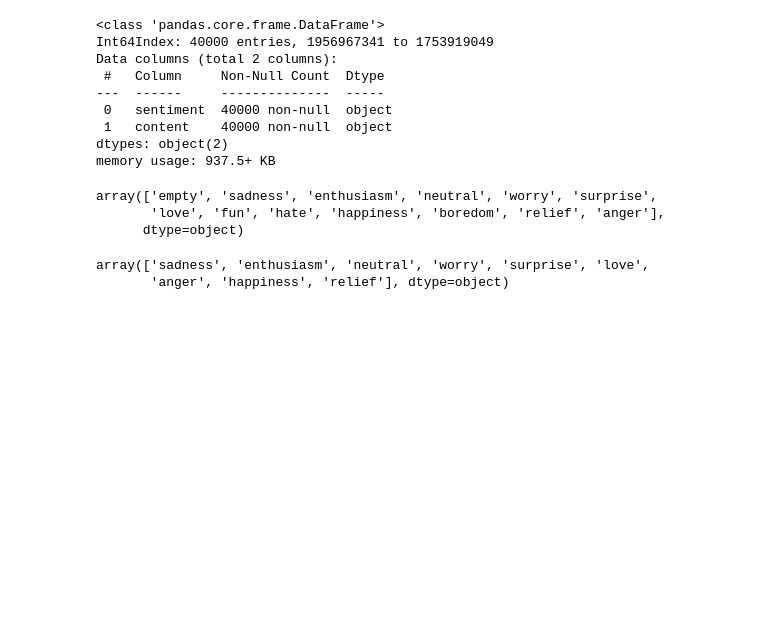
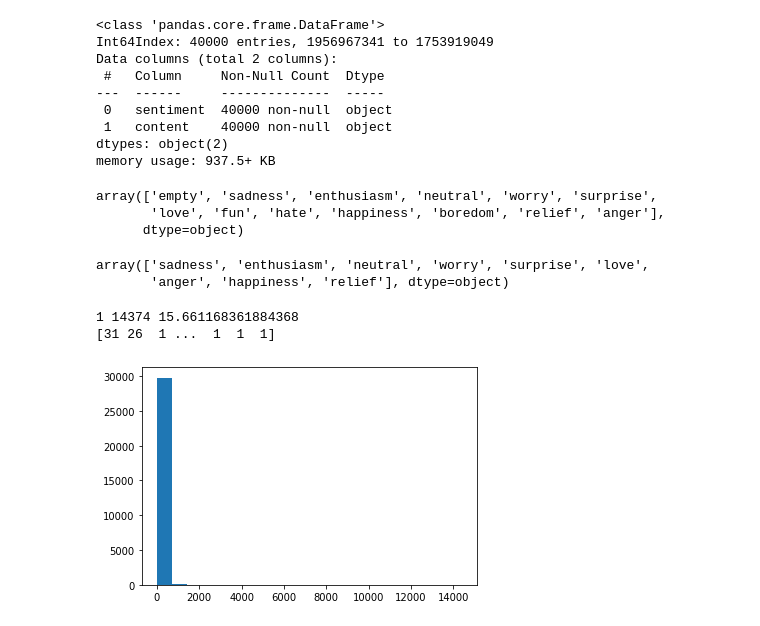
Before and after one commit to CayJoBla/EmotionRecognition, a Jupyter notebook: data/data_cleaning.ipynb, the cells around one changed output. Saved outputs shown, nothing was run; the diff lists cells and outputs as text; code cells hidden in the pictures; blank space fills up the shorter version.

```diff
--- a/data/data_cleaning.ipynb
+++ b/data/data_cleaning.ipynb
@@ -78,0 +73,15 @@ tweet_data = tweet_data.drop(columns=['content_parsed'])
+# %%
+#tweet_data = tweet_data.drop(columns=['content_parsed'])
+vectorizer = CountVectorizer()
+X = vectorizer.fit_transform(tweet_data["content_parsed"].values)
+
+total_counts = np.sum(X, axis=0)
+print(np.min(total_counts), np.max(total_counts), np.mean(total_counts))
+print(np.array(total_counts)[0])
+counts = np.array(total_counts)[0]
+plt.hist(counts, bins=20)
+plt.show()
+# %% [output]
+1 14374 15.661168361884368
+[31 26  1 ...  1  1  1]
+[figure, added]
```
Also changed, not shown: parts of 14 cells of this notebook.
